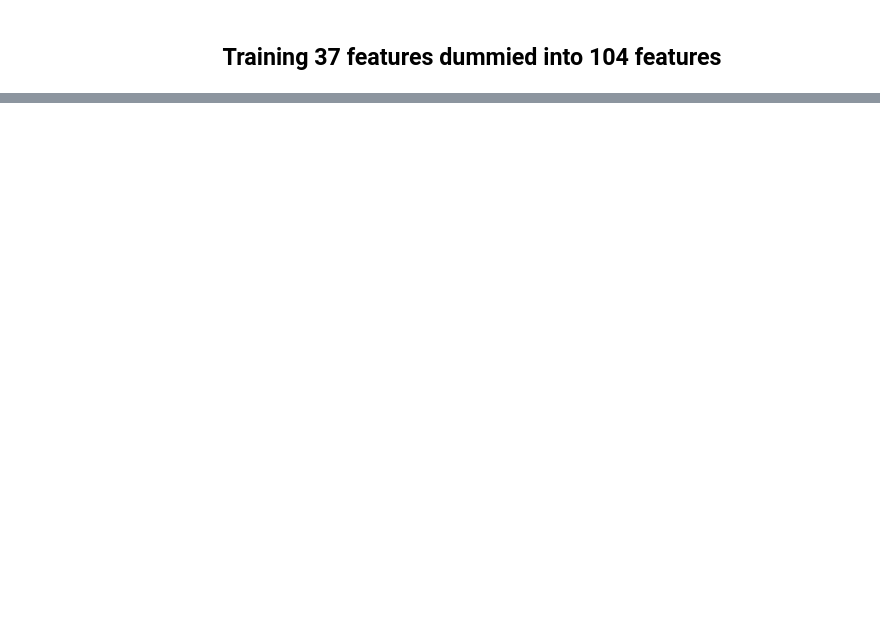
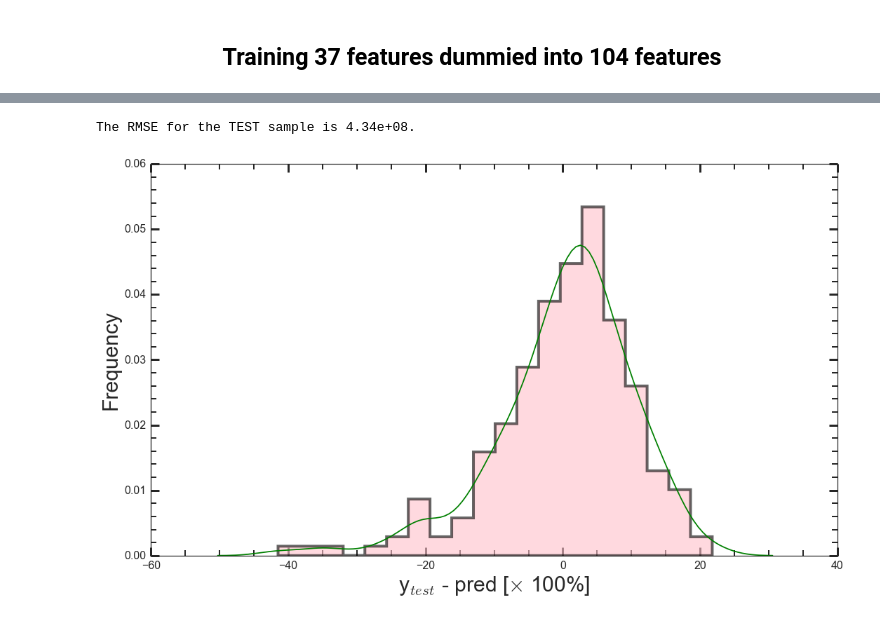
Before and after one commit to gmsardane/Predicting-Ames-Housing-Prices, a Jupyter notebook: Exploring and Predicting Ames Housing Prices.ipynb, the cells around one changed output, grey strips where cells are left out. Drawn from its saved outputs; the diff is of its cells as text; code cells hidden in the pictures; blank space fills up the shorter version.

```diff
--- a/Exploring and Predicting Ames Housing Prices.ipynb
+++ b/Exploring and Predicting Ames Housing Prices.ipynb
@@ -509,21 +509,17 @@ ScreenPorch 0.0136357215031
 data = pd.read_csv('train.csv')
 data_new = data.copy()
 data_new['Age']        = data_new.YrSold - data_new.YearBuilt
-data_new['Age_garage'] = data_new.YrSold - data_new.GarageYrBlt
-data_new['Remod_Age']  = data_new.YrSold - data_new.YearRemodAdd
 
-data_new.drop(['YrSold', 'YearBuilt', 'GarageYrBlt','YearRemodAdd' ], axis =1)
+data_new.drop(['YrSold', 'YearBuilt',  ], axis =1)
 
 columns_noncont = ["MSZoning","LotFrontage", "Neighborhood", "Condition1",
                    "OverallQual","RoofStyle","OverallCond","ExterQual","Foundation",
                    "BsmtQual","CentralAir","FullBath", "BedroomAbvGr", "TotRmsAbvGrd","Fireplaces", "MasVnrType",
                    "KitchenQual","GarageCars","GarageQual","PavedDrive", "Heating", "SaleCondition", "GarageCond"]
 
-
-columns_all = columns_noncont + list(data_continuous.columns[0:-1]) + ['SalePrice']
+columns_all = columns_noncont + list(X_all_cont.columns[0:-1]) + ['SalePrice']
 
 data_all = data_new[columns_all]
-data_all = data_all.drop(['PoolArea', 'EnclosedPorch', '3SsnPorch'], axis=1)
+data_all = data_all.dropna().reset_index(drop=True)
 print np.shape(data_all)
-print data_all.columns
 # %% [output]
@@ -624,2 +693,4 @@ print 10**y_test[10:15]
 # %%
-print mean_squared_error(10**pred_log10, 10**y_test)
+print "The RMSE for the TEST sample is {:0.2e}.".format(mean_squared_error(10**pred_log10, 10**y_test))
+# %% [output]
+The RMSE for the TEST sample is 4.34e+08.
@@ -628,8 +697,18 @@ plt.plot(reg_log10.predict(X_test), y_test, 'ko');
 # %%
+sns.set_style("white")
+sns.set_style("ticks", {"xtick.major.size": 8, "ytick.major.size": 8})
+sns.set_style({"xtick.direction": "in","ytick.direction": "in"})
 diff = (10**y_test - 10**reg_log10.predict(X_test))/10**y_test*100.
-plt.hist(diff, bins=20);
+sns.distplot(diff, bins=20, color='g', hist_kws={"histtype": "stepfilled", "linewidth": 4,
+                                                    "alpha": 0.60, "color": "pink"});
 plt.xlabel(r"y$_{test}$ - pred [$ \times $ 100%]", fontsize = 30);
 plt.ylabel(r"Frequency", fontsize = 30);
+plt.minorticks_on()
+plt.tight_layout()
+plt.tick_params('both', length=8, width=2, which='minor');
+plt.tick_params('both', length=12, width=3, which='major');
+# %% [output]
+[figure, added]
 # %%
 import visuals as vs
 # Produce learning curves for varying training set sizes and maximum depths
```
Also changed, not shown: parts of 18 cells of this notebook, 2 other files.
